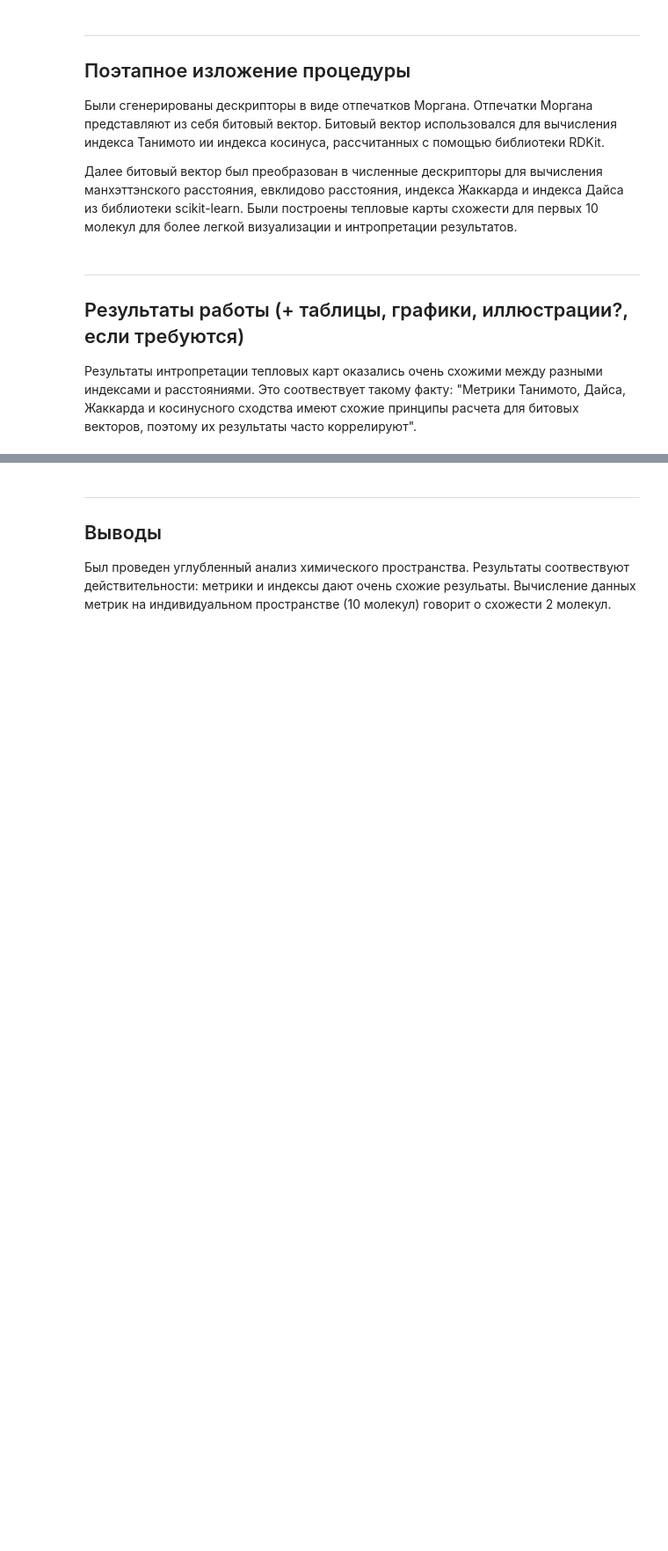
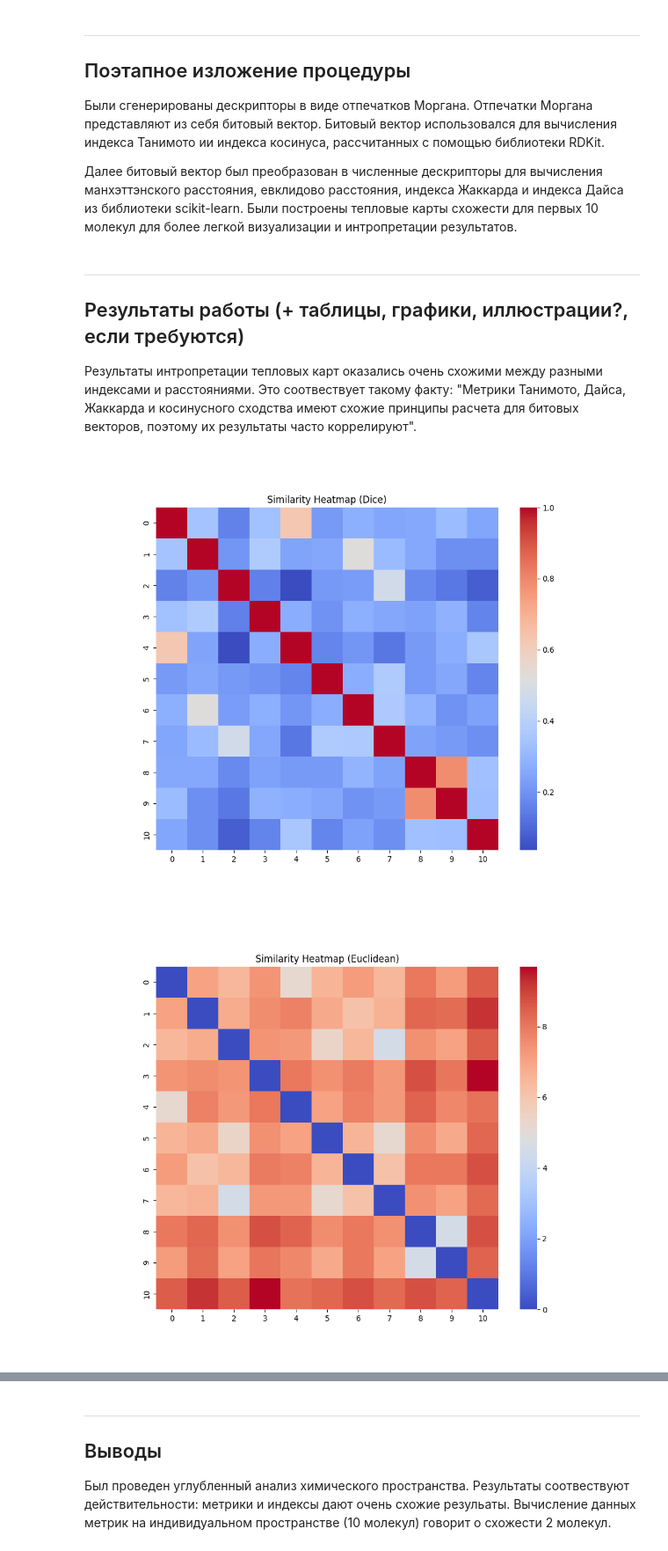
Before and after one commit to tatvladna/chemoinformatics, a Jupyter notebook: 4.1-substructural_search/report.ipynb, the cells around one changed output, grey strips where cells are left out. Shown: that part at 88% size. Cells and saved outputs as stored; diff of their text form; code cells hidden in the pictures; blank space fills up the shorter version.

```diff
--- a/4.1-substructural_search/report.ipynb
+++ b/4.1-substructural_search/report.ipynb
@@ -52,3 +52,16 @@
 ## Результаты работы (+ таблицы, графики, иллюстрации?, если требуются)
 
 Результаты интропретации тепловых карт оказались очень схожими между разными индексами и расстояниями. Это соотвествует такому факту: "Метрики Танимото, Дайса, Жаккарда и косинусного сходства имеют схожие принципы расчета для битовых векторов, поэтому их результаты часто коррелируют".
+# %%
+from IPython.display import display
+from PIL import Image
+import os
+
+png_files = [f for f in os.listdir("./plots") if f.endswith(".png")]
+
+for file in png_files:
+    img = Image.open(f"plots/{file}")
+    display(img)
+# %% [output]
+[figure, added]
+[figure, added]
```
Also changed, not shown: parts of 1 cell of this notebook, 28 other files.
